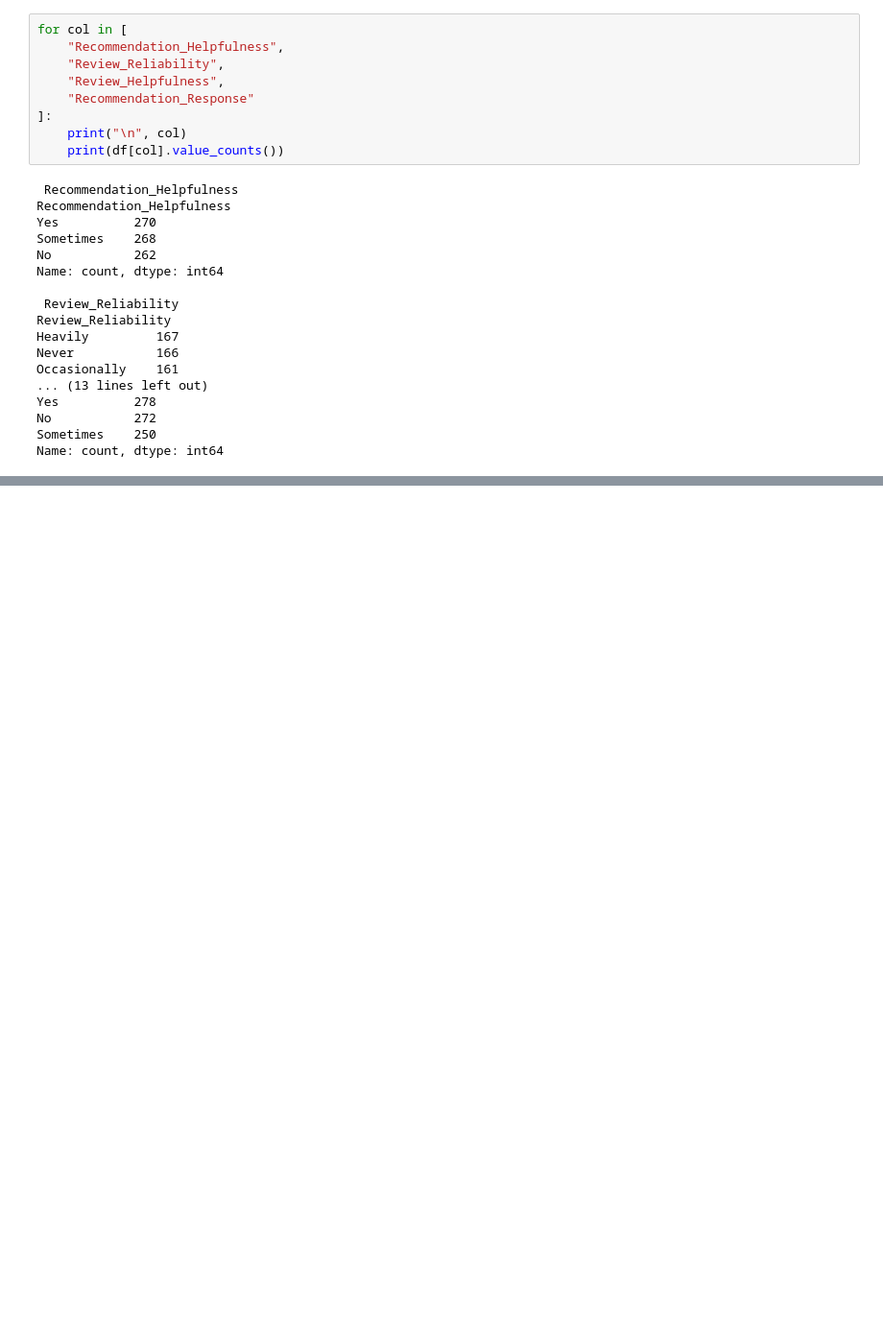
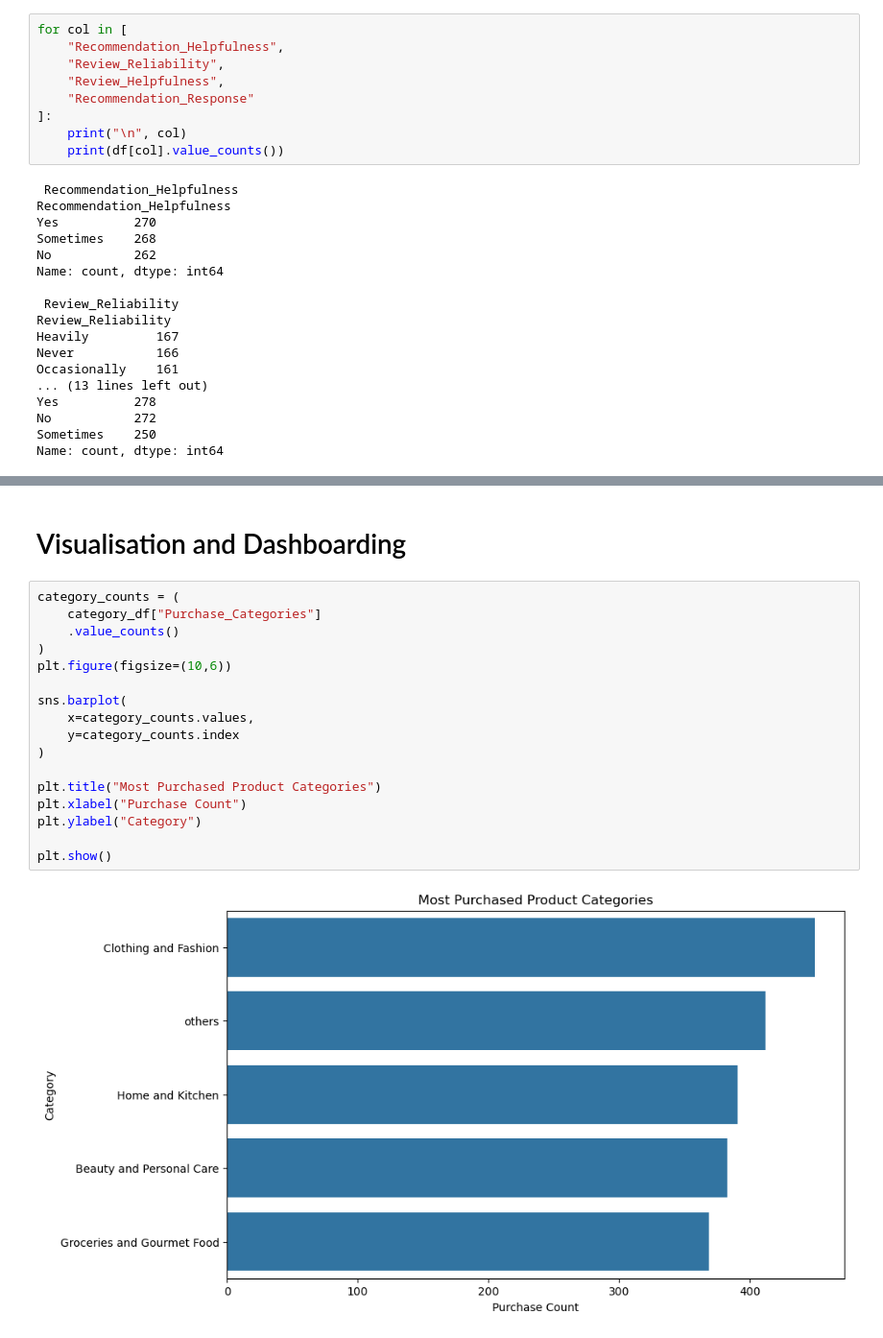
Before and after one commit to hchikhlonde14/Market-Basket-Analysis-for-Amazon, a Jupyter notebook: notebooks/MarketAnalysis.ipynb, the cells around one changed output, grey strips where cells are left out. Shown at 96% size. Cells and saved outputs as stored; diff of their text form; blank space fills up the shorter version.

Commit message:
Performed Visualization

```diff
--- a/notebooks/MarketAnalysis.ipynb
+++ b/notebooks/MarketAnalysis.ipynb
@@ -853,0 +921,21 @@ Name: count, dtype: int64
+# %% [markdown]
+# Visualisation and Dashboarding
+# %%
+category_counts = (
+    category_df["Purchase_Categories"]
+    .value_counts()
+)
+plt.figure(figsize=(10,6))
+
+sns.barplot(
+    x=category_counts.values,
+    y=category_counts.index
+)
+
+plt.title("Most Purchased Product Categories")
+plt.xlabel("Purchase Count")
+plt.ylabel("Category")
+
+plt.show()
+# %% [output]
+[figure, added]
```
Also changed, not shown: parts of 18 cells of this notebook.
